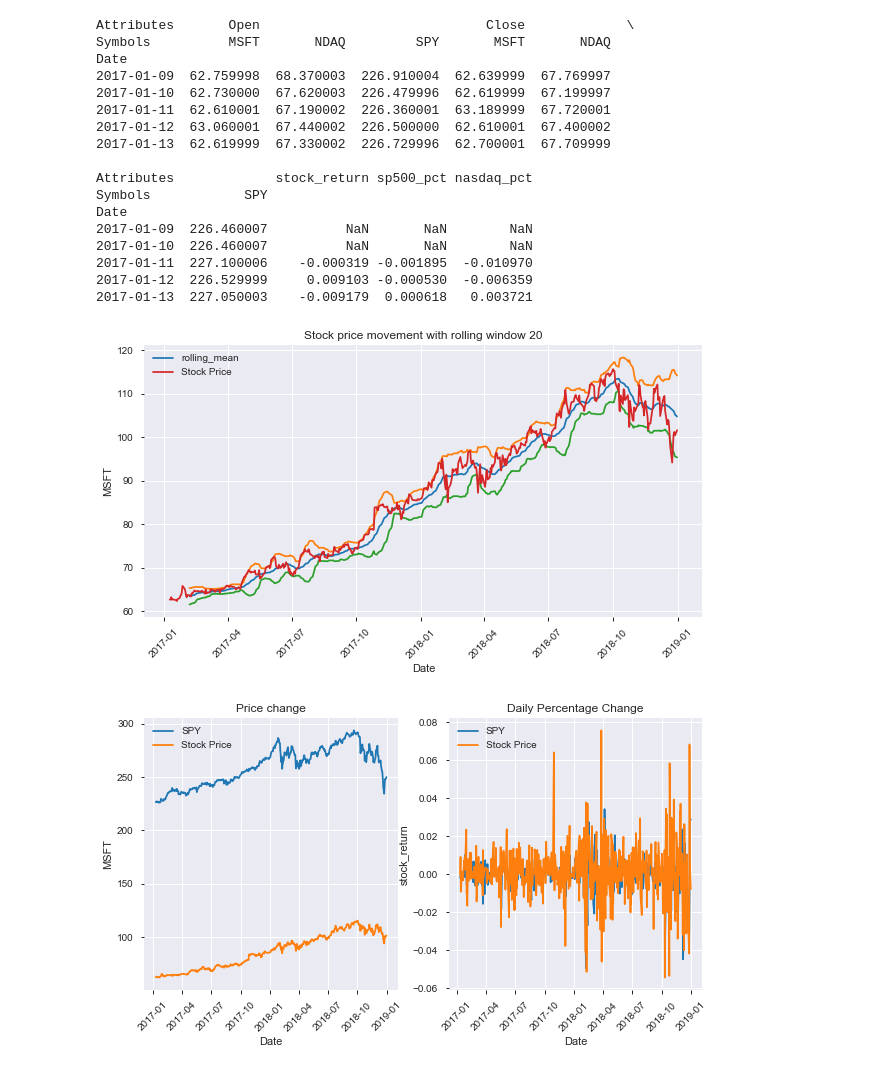
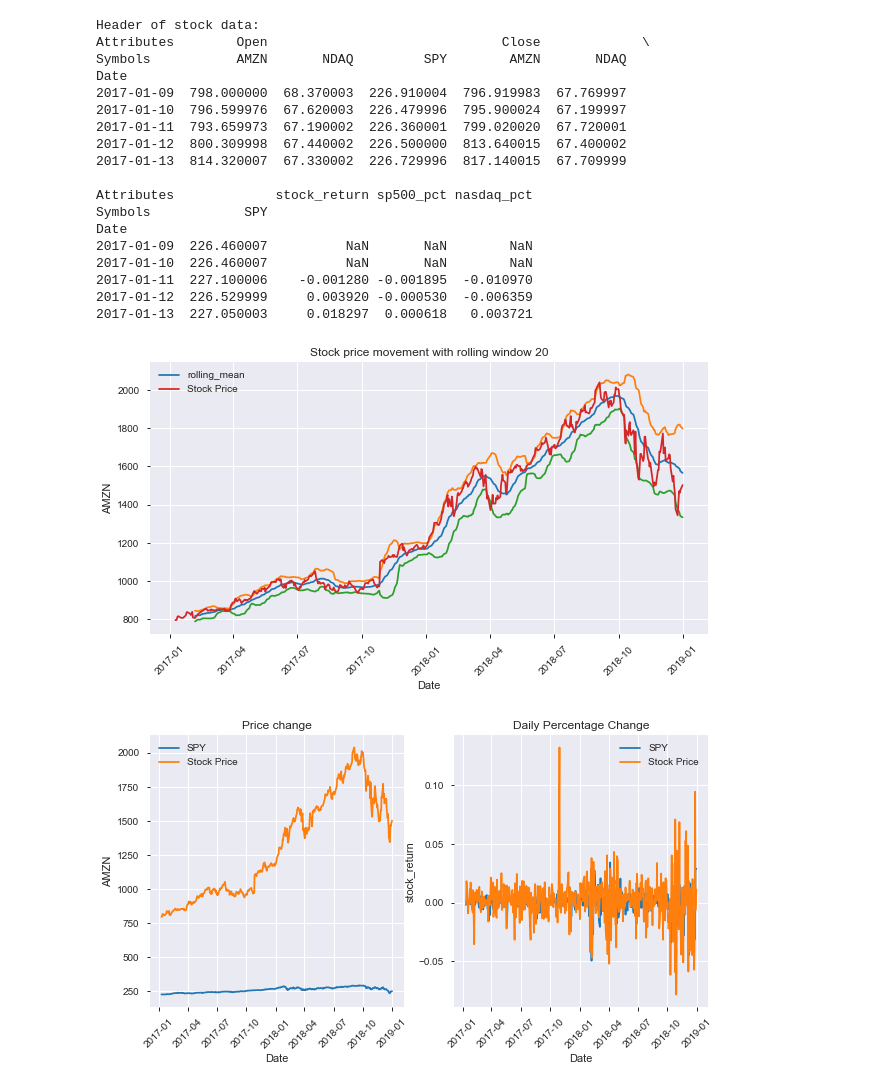
Before and after one commit to dsjoench/business_val, a Jupyter notebook: Time Series v.4.ipynb, the cells around one changed output. Cells and saved outputs as stored; diff of their text form; code cells hidden in the pictures.

```diff
--- a/Time Series v.4.ipynb
+++ b/Time Series v.4.ipynb
@@ -145,42 +108,44 @@ class financial_statement:
 # %%
 if __name__ == '__main__':
 
     #define input files
-    stock_index = ['MSFT']
+    stock_index = ['AMZN']
 
     # market index data
     market_index =['NDAQ','SPY']
 
 
     # Parameters
     start_date ='2017-01-07'
     end_date='2018-12-30'
     rolling_window = 20
 
     #Create Data object
 
     stock_file = Data(stock_index,market_index,start_date,end_date)
+    print('Header of stock data:')
     print(stock_file.stock_data.head())
 
     #Plotting data
     para_stock = Plotting(stock_file.stock_data,stock_index,market_index,rolling_window)
 # %% [output]
-Attributes       Open                             Close             \
-Symbols          MSFT       NDAQ         SPY       MSFT       NDAQ
+Header of stock data:
+Attributes        Open                              Close             \
+Symbols           AMZN       NDAQ         SPY        AMZN       NDAQ
 Date
-2017-01-09  62.759998  68.370003  226.910004  62.639999  67.769997
-2017-01-10  62.730000  67.620003  226.479996  62.619999  67.199997
-2017-01-11  62.610001  67.190002  226.360001  63.189999  67.720001
-2017-01-12  63.060001  67.440002  226.500000  62.610001  67.400002
-2017-01-13  62.619999  67.330002  226.729996  62.700001  67.709999
+2017-01-09  798.000000  68.370003  226.910004  796.919983  67.769997
+2017-01-10  796.599976  67.620003  226.479996  795.900024  67.199997
+2017-01-11  793.659973  67.190002  226.360001  799.020020  67.720001
+2017-01-12  800.309998  67.440002  226.500000  813.640015  67.400002
+2017-01-13  814.320007  67.330002  226.729996  817.140015  67.709999
 
 Attributes             stock_return sp500_pct nasdaq_pct
 Symbols            SPY
 Date
 2017-01-09  226.460007          NaN       NaN        NaN
 2017-01-10  226.460007          NaN       NaN        NaN
-2017-01-11  227.100006    -0.000319 -0.001895  -0.010970
-2017-01-12  226.529999     0.009103 -0.000530  -0.006359
-2017-01-13  227.050003    -0.009179  0.000618   0.003721
+2017-01-11  227.100006    -0.001280 -0.001895  -0.010970
+2017-01-12  226.529999     0.003920 -0.000530  -0.006359
+2017-01-13  227.050003     0.018297  0.000618   0.003721
-[figure, old version]
+[figure, new version]
-[figure, old version]
+[figure, new version]
```
Also changed, not shown: parts of 2 cells of this notebook.
